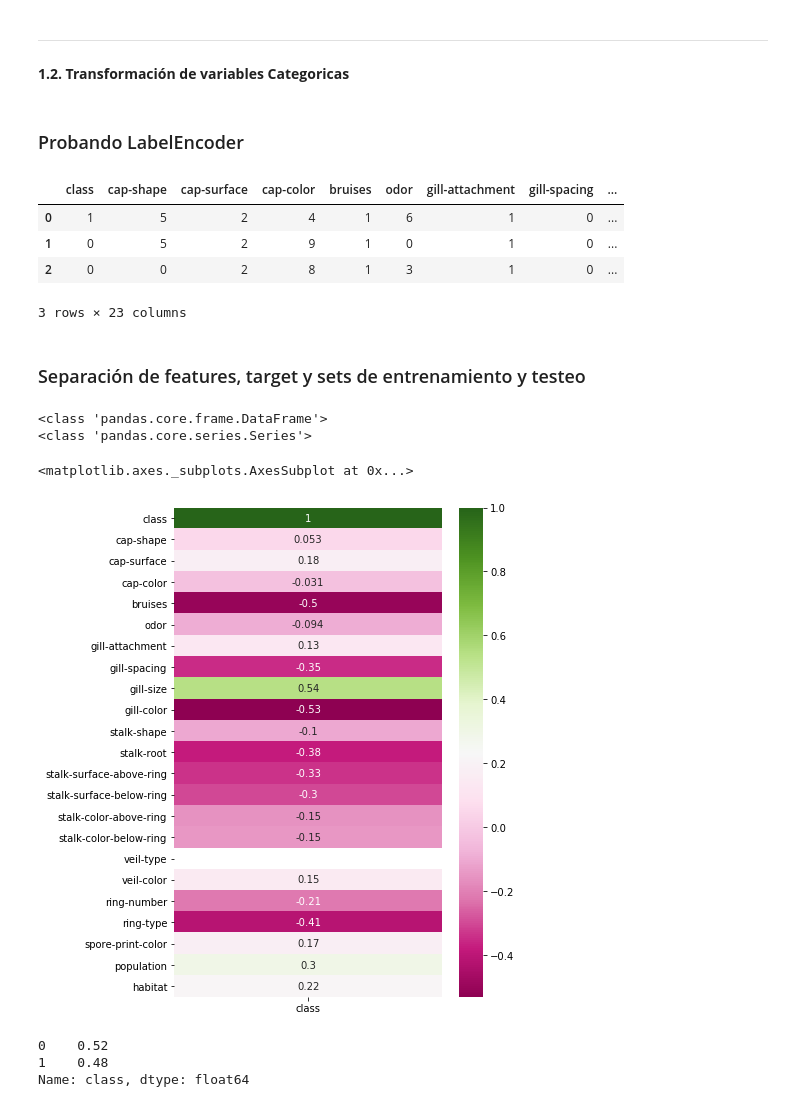
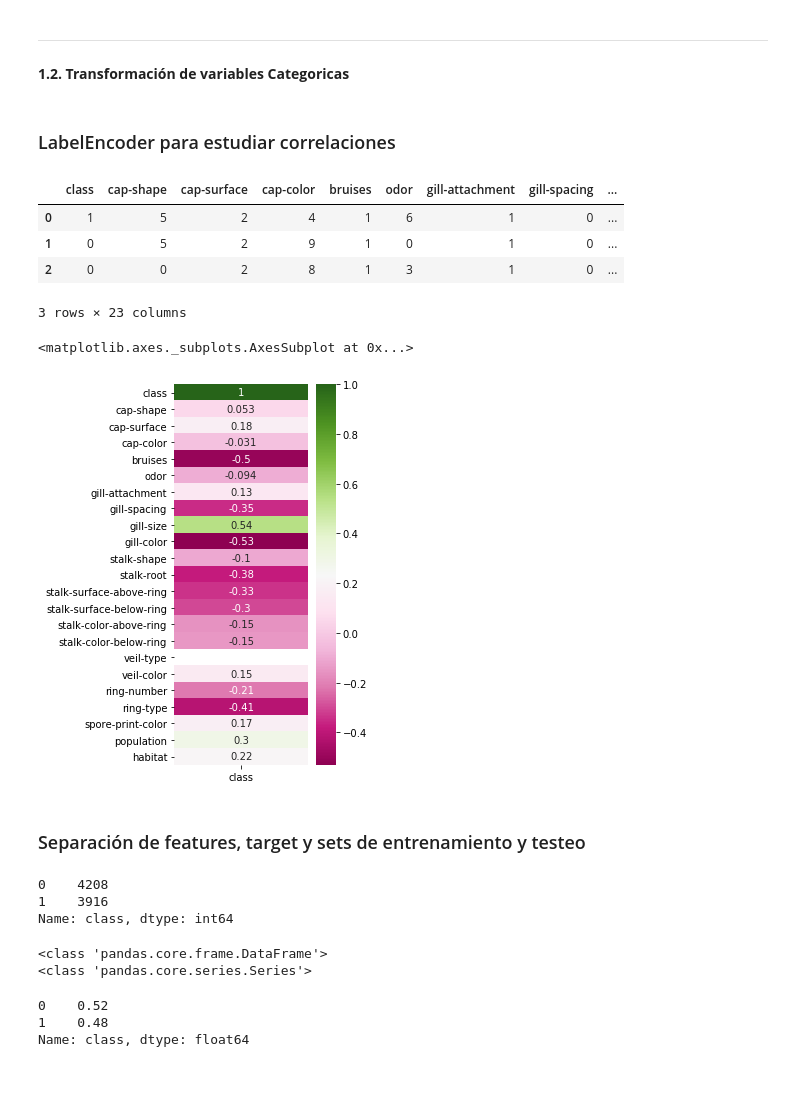
Before and after one commit to Hacho55/DataScience_D3, a Jupyter notebook: Notebooks/Modelado_Mushrooms.ipynb, the cells around one changed output. Saved outputs shown, nothing was run; the diff lists cells and outputs as text; code cells hidden in the pictures; blank space fills up the shorter version.

```diff
--- a/Notebooks/Modelado_Mushrooms.ipynb
+++ b/Notebooks/Modelado_Mushrooms.ipynb
@@ -86,13 +68,19 @@ from sklearn.preprocessing import LabelEncoder
 # %% [markdown]
-### Probando LabelEncoder
+### LabelEncoder para estudiar correlaciones
 # %%
 le = LabelEncoder()
 # %%
-data_encoded = data.apply(le.fit_transform)
-data_encoded.head(3)
+data_le = data.apply(le.fit_transform)
+data_le.head(3)
 # %% [output]
 |  | class | cap-shape | cap-surface | cap-color | bruises | odor | gill-attachment | gill-spacing | ... |
 | 0 | 1 | 5 | 2 | 4 | 1 | 6 | 1 | 0 | ... |
 | 1 | 0 | 5 | 2 | 9 | 1 | 0 | 1 | 0 | ... |
 | 2 | 0 | 0 | 2 | 8 | 1 | 3 | 1 | 0 | ... |
 3 rows × 23 columns
+# %%
+plt.figure(figsize=(3,7))
+sns.heatmap(data_le.corr()[['class']], cmap="PiYG", annot=True)
+# %% [output]
+<matplotlib.axes._subplots.AxesSubplot at 0x...>
+[figure, added]
@@ -99,3 +90,10 @@ data_encoded.head(3)
 # %% [markdown]
 ### Separación de features, target y sets de entrenamiento y testeo
+# %%
+data['class']= data['class'].apply(lambda x: 1 if x is 'p' else 0)
+data['class'].value_counts()
+# %% [output]
+0    4208
+1    3916
+Name: class, dtype: int64
 # %%
@@ -106,11 +104,5 @@ print(type(y))
 # %% [output]
 <class 'pandas.core.frame.DataFrame'>
 <class 'pandas.core.series.Series'>
-# %%
-plt.figure(figsize=(6,9))
-sns.heatmap(data_encoded.corr()[['class']], cmap="PiYG", annot=True)
-# %% [output]
-<matplotlib.axes._subplots.AxesSubplot at 0x...>
-[figure, removed]
 # %%
 from sklearn.model_selection import train_test_split
```
Also changed, not shown: parts of 41 cells of this notebook, 2 other files.
